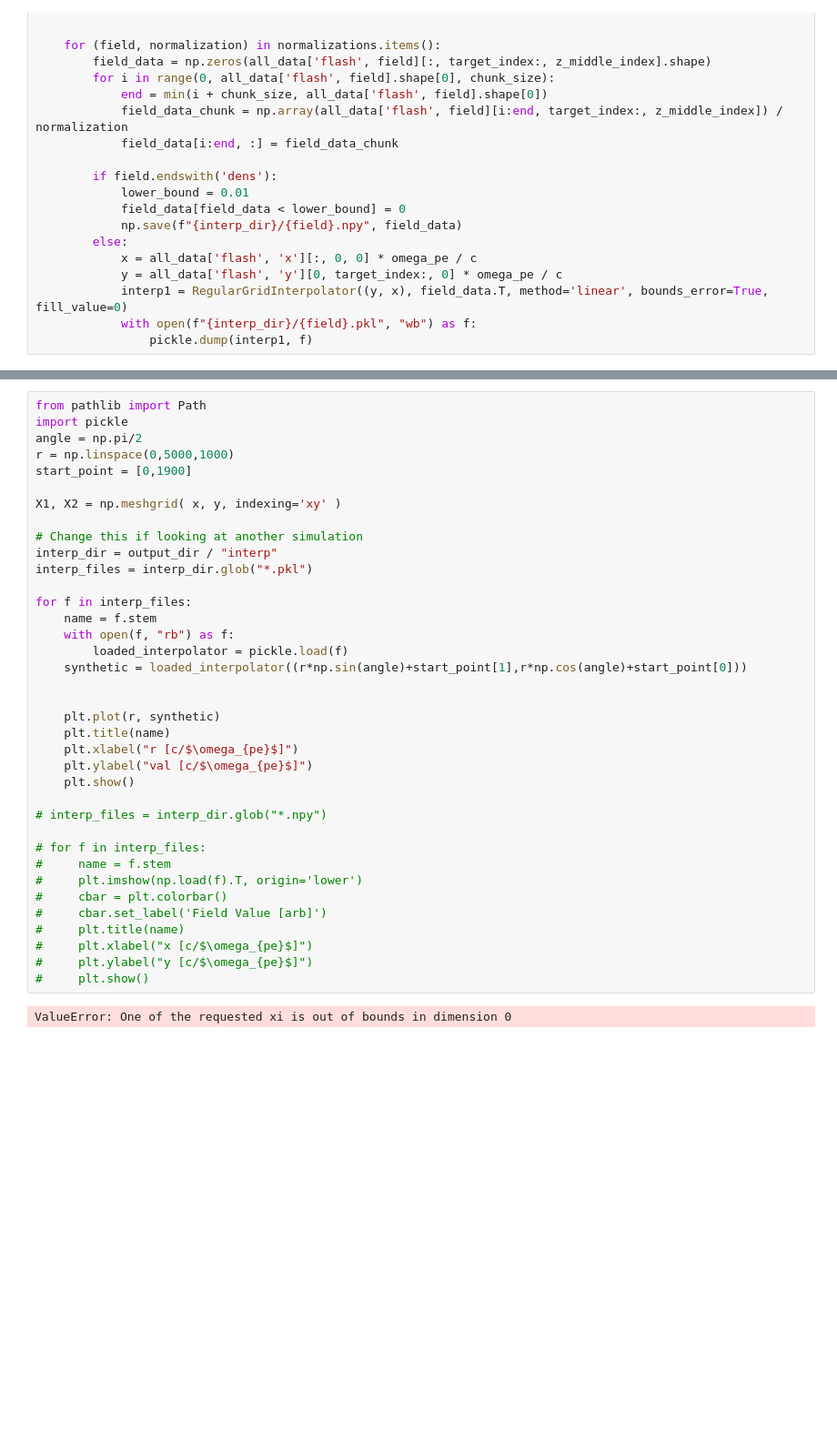
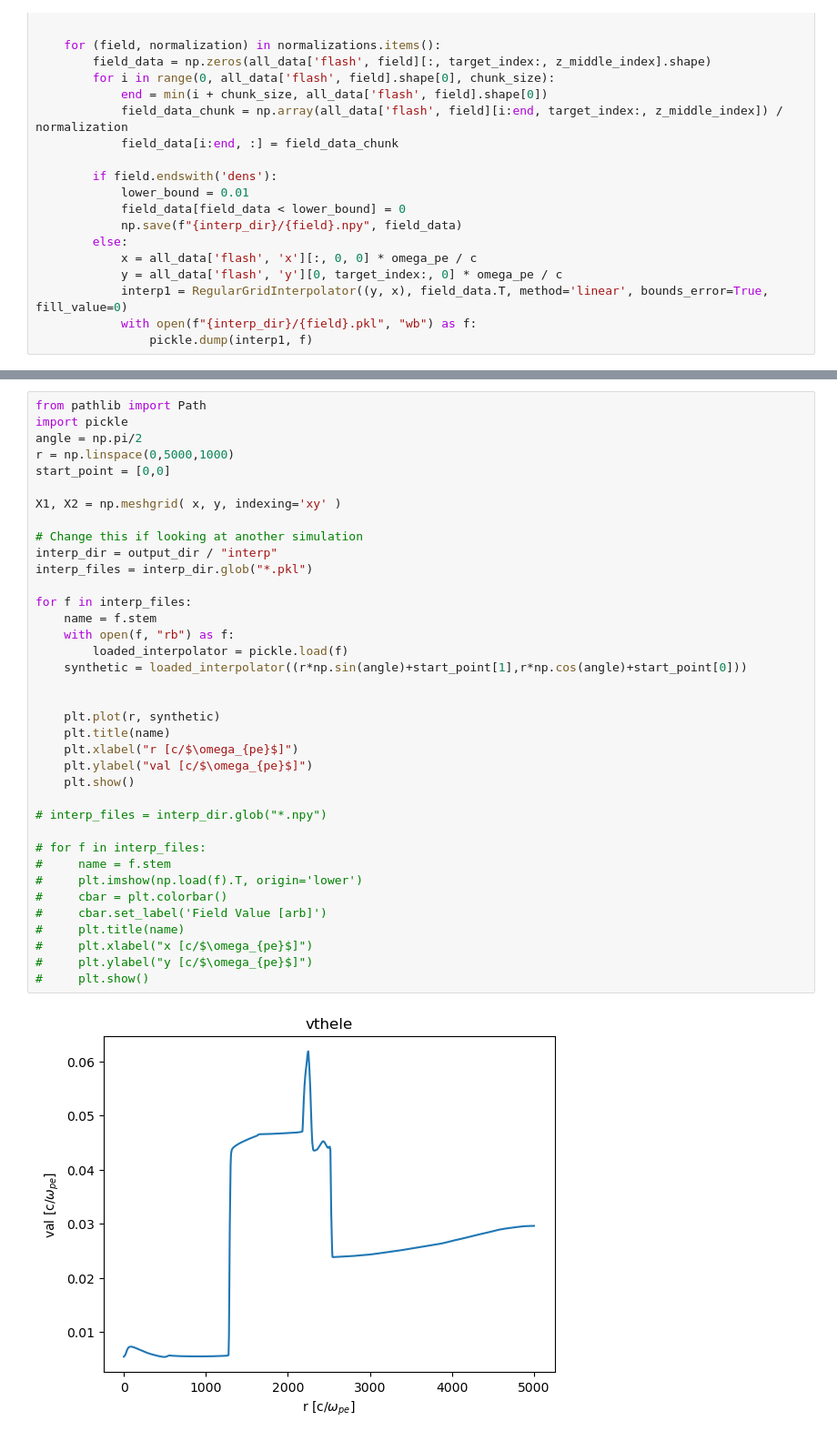
Before and after one commit to Schaeffer-Lab/MagShockZ, a Jupyter notebook: python-fortran_interface/write-FLASH-fields.ipynb, the cells around one changed output, grey strips where cells are left out. Shown at 91% size. Drawn from its saved outputs; the diff is of its cells as text; blank space fills up the shorter version.

```diff
--- a/python-fortran_interface/write-FLASH-fields.ipynb
+++ b/python-fortran_interface/write-FLASH-fields.ipynb
@@ -295,37 +302,37 @@ from pathlib import Path
 import pickle
 angle = np.pi/2
 r = np.linspace(0,5000,1000)
-start_point = [0,1900]
+start_point = [0,0]
 
 X1, X2 = np.meshgrid( x, y, indexing='xy' )
 
 # Change this if looking at another simulation
 interp_dir = output_dir / "interp"
 interp_files = interp_dir.glob("*.pkl")
 
 for f in interp_files:
     name = f.stem
     with open(f, "rb") as f:
         loaded_interpolator = pickle.load(f)
     synthetic = loaded_interpolator((r*np.sin(angle)+start_point[1],r*np.cos(angle)+start_point[0]))
 
 
     plt.plot(r, synthetic)
     plt.title(name)
     plt.xlabel("r [c/$\omega_{pe}$]")
     plt.ylabel("val [c/$\omega_{pe}$]")
     plt.show()
 
 # interp_files = interp_dir.glob("*.npy")
 
 # for f in interp_files:
 #     name = f.stem
 #     plt.imshow(np.load(f).T, origin='lower')
 #     cbar = plt.colorbar()
 #     cbar.set_label('Field Value [arb]')
 #     plt.title(name)
 #     plt.xlabel("x [c/$\omega_{pe}$]")
 #     plt.ylabel("y [c/$\omega_{pe}$]")
 #     plt.show()
 # %% [output]
-ValueError: One of the requested xi is out of bounds in dimension 0
+[figure, added]
```
Also changed, not shown: parts of 8 cells of this notebook, 22 other files.
